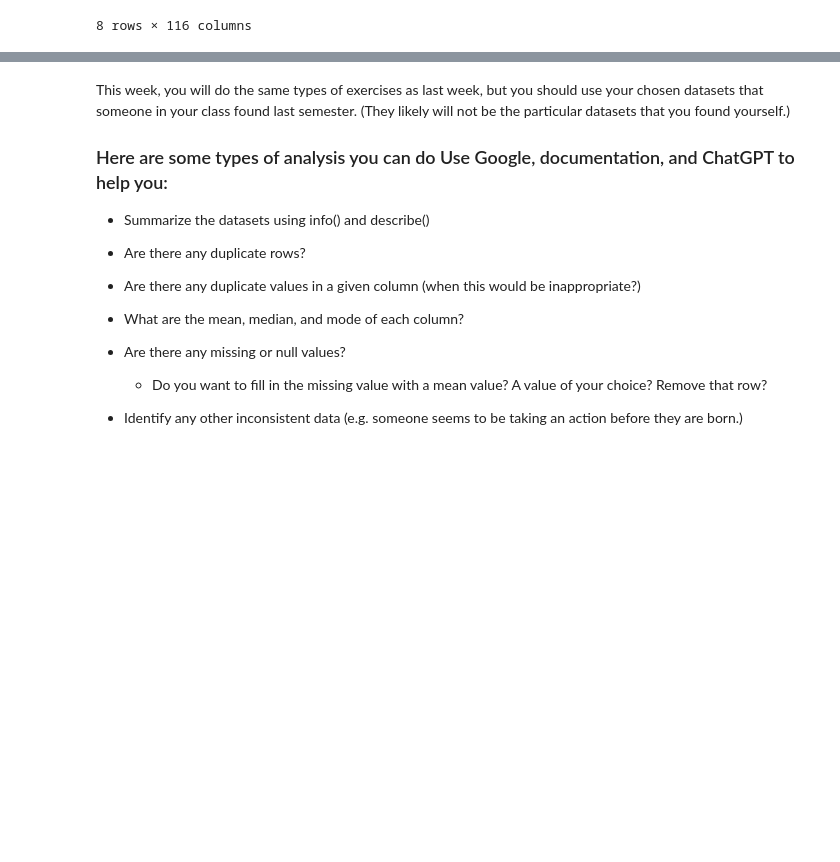
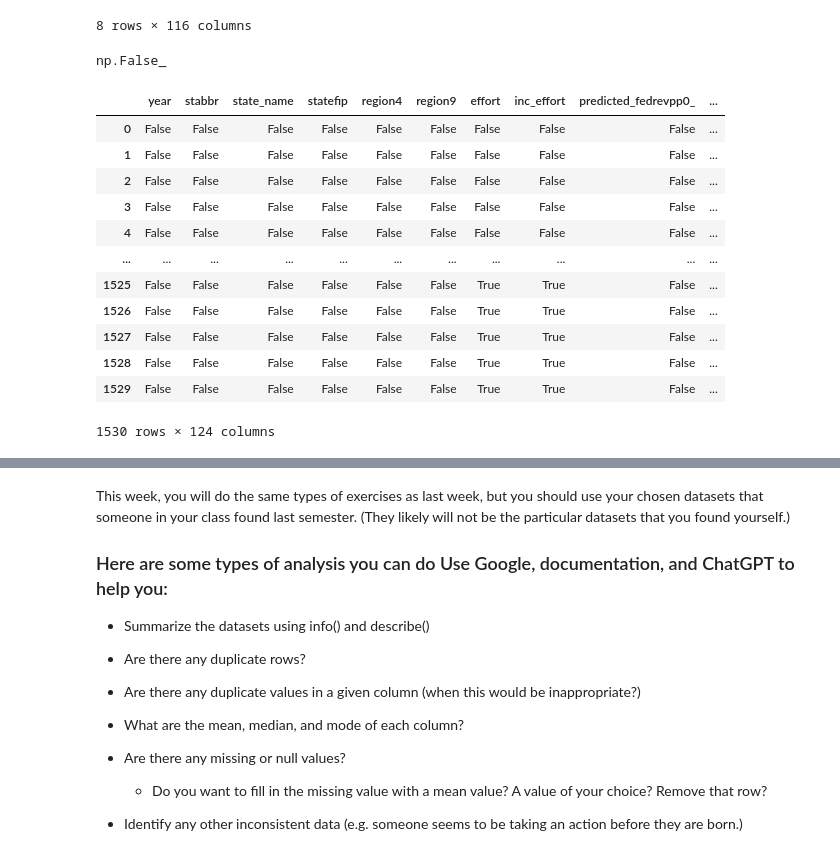
Before and after one commit to SalhaMo/Module-B-semester-2, a Jupyter notebook: Week2.ipynb, the cells around one changed output, grey strips where cells are left out. Cells and saved outputs as stored; diff of their text form; code cells hidden in the pictures; blank space fills up the shorter version.

```diff
--- a/Week2.ipynb
+++ b/Week2.ipynb
@@ -50,3 +53,23 @@ df.describe()
 | 75% | 2015.000000 | 42.000000 | 0.040870 | 0.047228 | 476.445200 | 798.407200 | ... |
 | max | 2022.000000 | 56.000000 | 0.055217 | 0.073341 | 4470.387000 | 8423.760000 | ... |
 8 rows × 116 columns
+# %%
+df.duplicated().any() #this line shows no duplicated raws
+# %% [output]
+np.False_
+# %%
+df.isnull()
+# %% [output]
+|  | year | stabbr | state_name | statefip | region4 | region9 | effort | inc_effort | predicted_fedrevpp0_ | ... |
+| 0 | False | False | False | False | False | False | False | False | False | ... |
+| 1 | False | False | False | False | False | False | False | False | False | ... |
+| 2 | False | False | False | False | False | False | False | False | False | ... |
+| 3 | False | False | False | False | False | False | False | False | False | ... |
+| 4 | False | False | False | False | False | False | False | False | False | ... |
+| ... | ... | ... | ... | ... | ... | ... | ... | ... | ... | ... |
+| 1525 | False | False | False | False | False | False | True | True | False | ... |
+| 1526 | False | False | False | False | False | False | True | True | False | ... |
+| 1527 | False | False | False | False | False | False | True | True | False | ... |
+| 1528 | False | False | False | False | False | False | True | True | False | ... |
+| 1529 | False | False | False | False | False | False | True | True | False | ... |
+1530 rows × 124 columns
```
Also changed, not shown: parts of 8 cells of this notebook.
